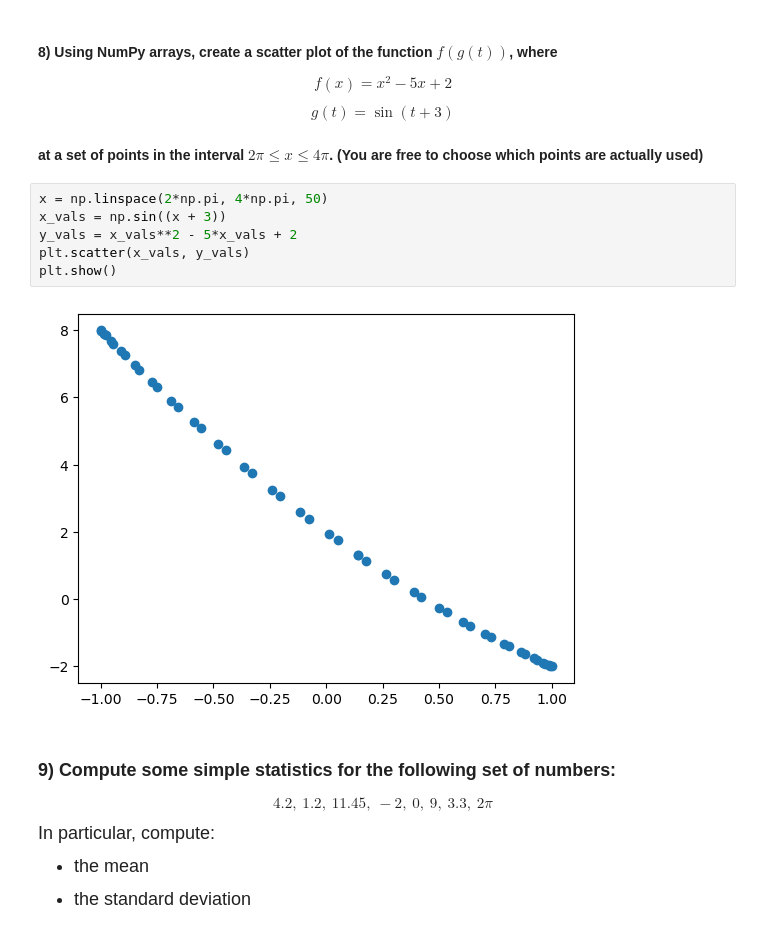
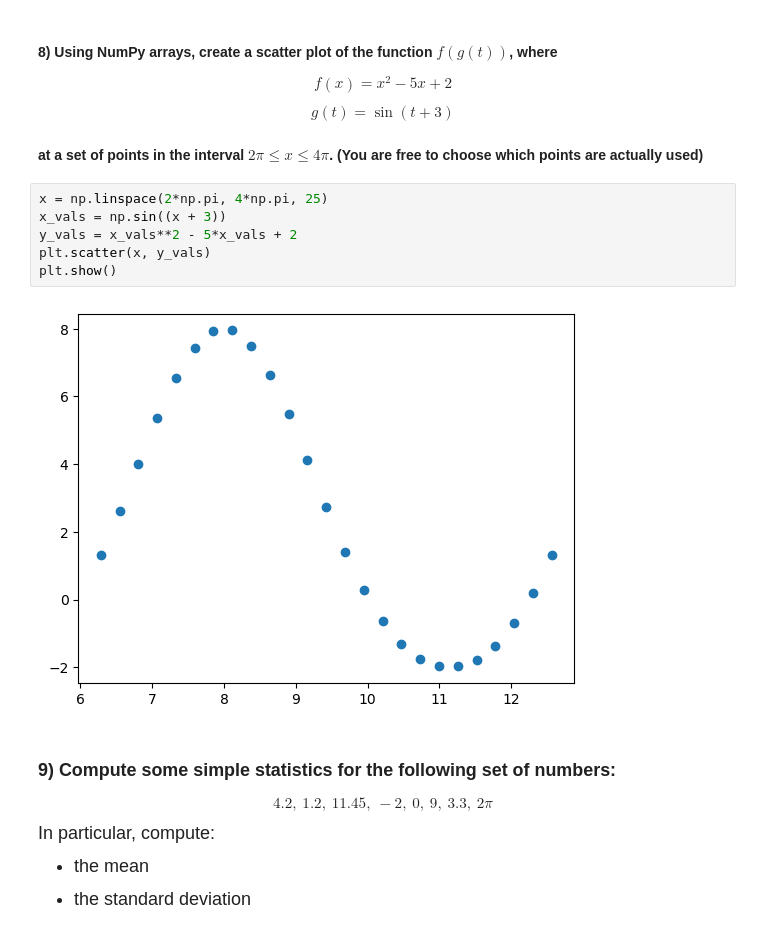
Before and after one commit to ariellagol/datasci151fall2026, a Jupyter notebook: lecture_04_other_sequence_objects/Lecture04.ipynb, the cells around one changed output. Saved outputs shown, nothing was run; the diff lists cells and outputs as text.

```diff
--- a/lecture_04_other_sequence_objects/Lecture04.ipynb
+++ b/lecture_04_other_sequence_objects/Lecture04.ipynb
@@ -772,13 +850,13 @@ $$ g(t) = \sin(t + 3) $$
 
 #### at a set of points in the interval $2\pi \leq x \leq 4\pi$. (You are free to choose which points are actually used)
 # %%
-x = np.linspace(2*np.pi, 4*np.pi, 50)
+x = np.linspace(2*np.pi, 4*np.pi, 25)
 x_vals = np.sin((x + 3))
 y_vals = x_vals**2 - 5*x_vals + 2
-plt.scatter(x_vals, y_vals)
+plt.scatter(x, y_vals)
 plt.show()
 # %% [output]
-[figure, old version]
+[figure, new version]
 # %% [markdown]
 ### **9)** Compute some simple statistics for the following set of numbers:
 
```
Also changed, not shown: parts of 23 cells of this notebook, 4 other files.
